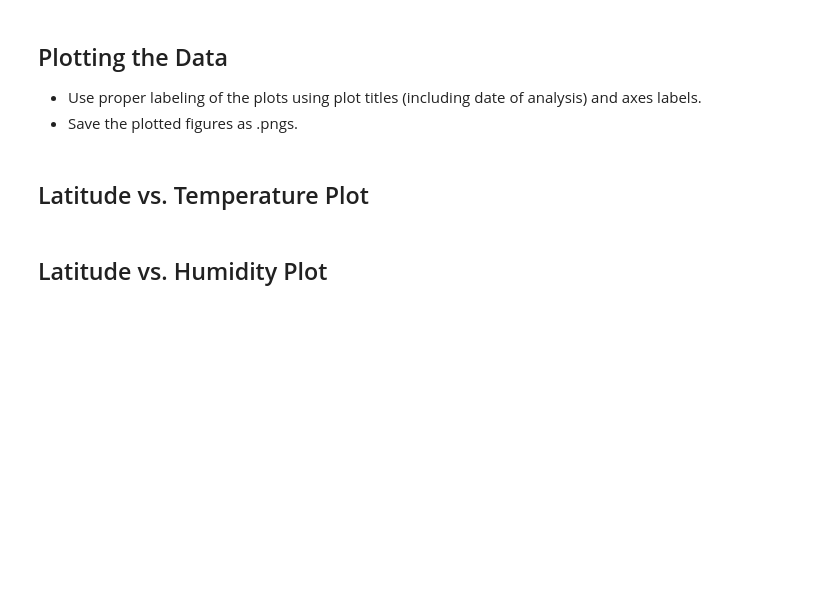
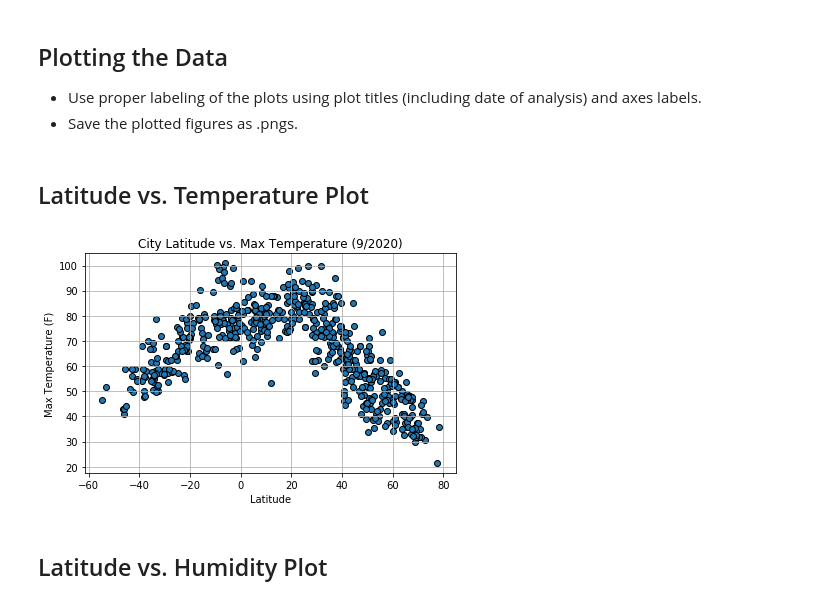
Before and after one commit to drupps/python-api-challenge, a Jupyter notebook: **WeatherPy**/WeatherPy.ipynb, the cells around one changed output. Drawn from its saved outputs; the diff is of its cells as text; code cells hidden in the pictures; blank space fills up the shorter version.

```diff
--- a/**WeatherPy**/WeatherPy.ipynb
+++ b/**WeatherPy**/WeatherPy.ipynb
@@ -33,8 +36,8 @@ lat_lngs = []
 cities = []
 
 # Create a set of random lat and lng combinations
-lats = np.random.uniform(low=-90.000, high=90.000, size=5)
-lngs = np.random.uniform(low=-180.000, high=180.000, size=5)
+lats = np.random.uniform(low=-90.000, high=90.000, size=1500)
+lngs = np.random.uniform(low=-180.000, high=180.000, size=1500)
 lat_lngs = zip(lats, lngs)
 # %%
 # Identify nearest city for each lat, lng combination
@@ -174,5 +256,23 @@ Skip this step if there are no cities that have humidity > 100%.
 * Save the plotted figures as .pngs.
 # %% [markdown]
 ## Latitude vs. Temperature Plot
+# %%
+# Plot the graph
+plt.scatter(lat, temp, marker="o", facecolors="tab:blue", edgecolors="black")
+
+# Setting the title and axises
+plt.title("City Latitude vs. Max Temperature (9/2020)")
+plt.xlabel("Latitude")
+plt.ylabel("Max Temperature (F)")
+
+# Add in a grid for the chart
+plt.grid()
+
+# Save our graph and show the grap
+plt.tight_layout()
+plt.savefig("../Images/city_lat_vs_max_temp.png")
+plt.show()
+# %% [output]
+[figure, added]
 # %% [markdown]
 ## Latitude vs. Humidity Plot
```
Also changed, not shown: parts of 21 cells of this notebook, 6 other files.
